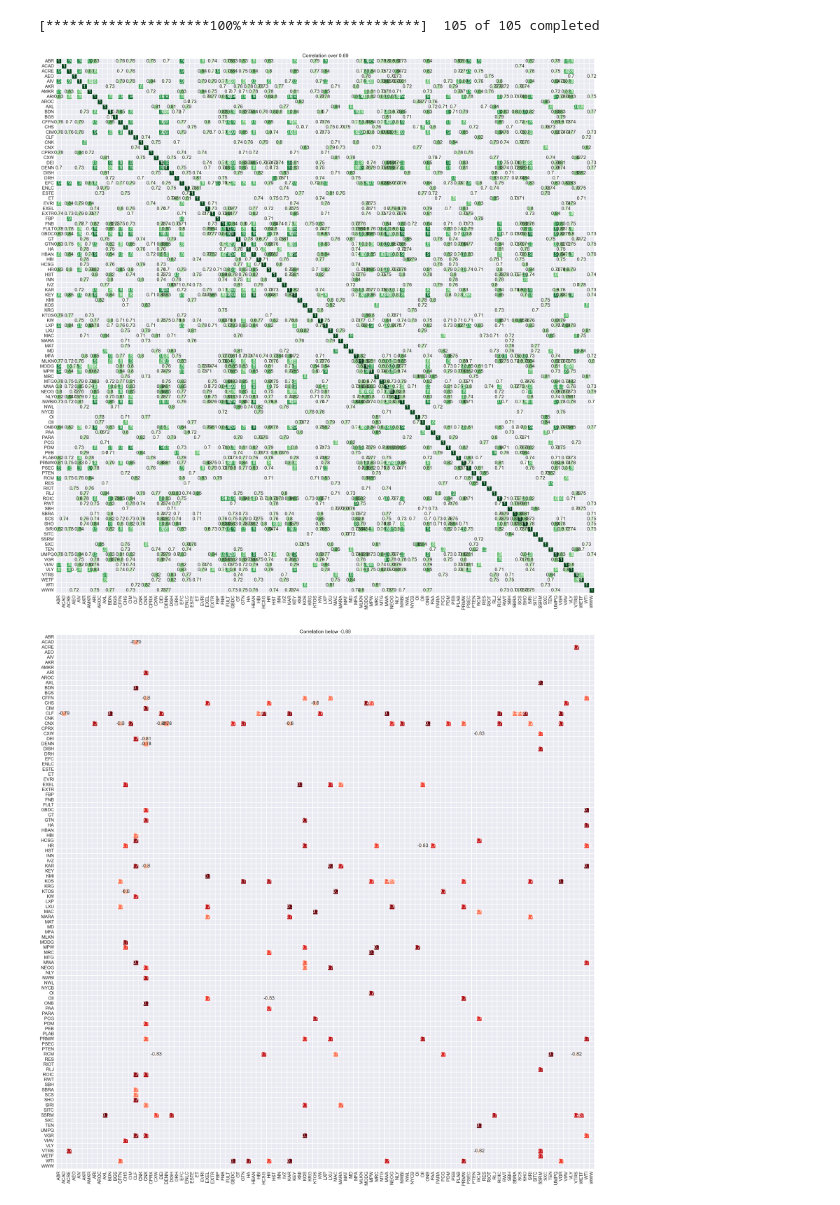
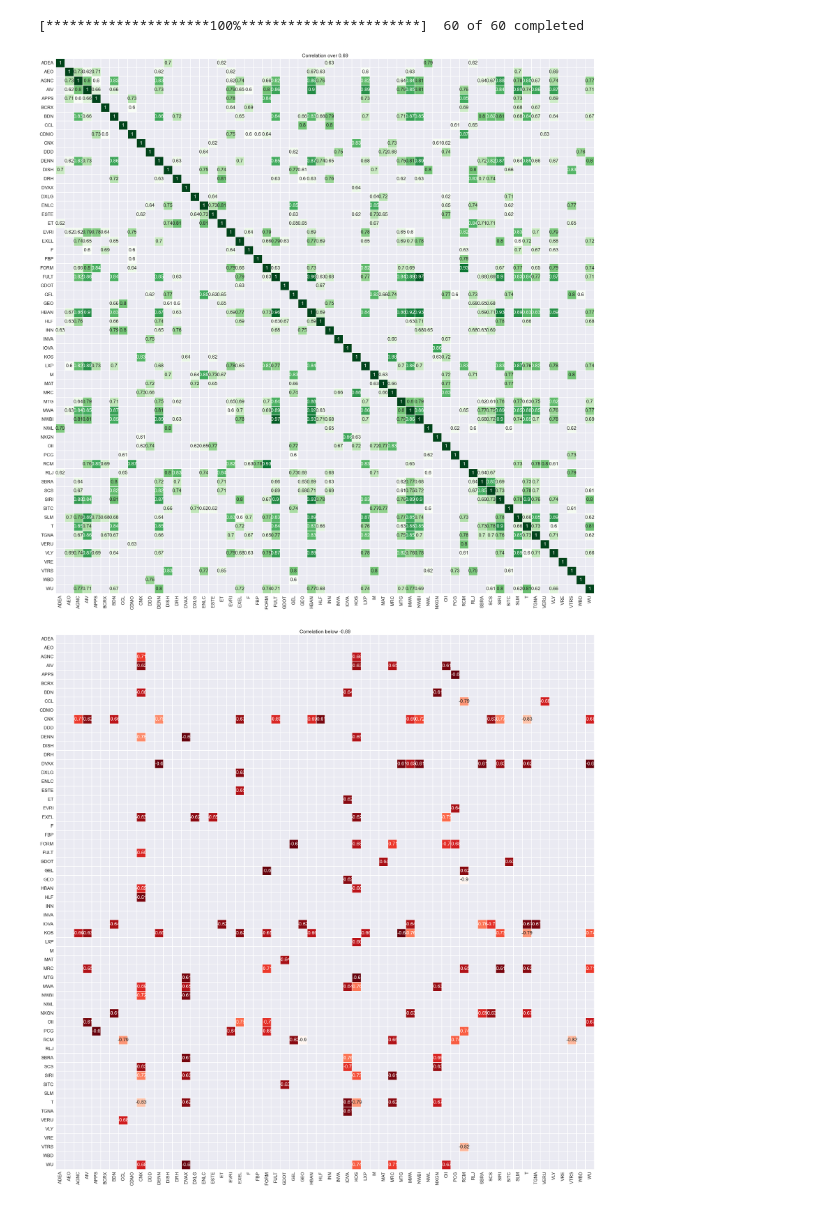
Before and after one commit to paul10116/Stock-Market, a Jupyter notebook: correlations.ipynb, the cells around one changed output. Drawn from its saved outputs; the diff is of its cells as text; code cells hidden in the pictures.

```diff
--- a/correlations.ipynb
+++ b/correlations.ipynb
@@ -9,24 +9,24 @@ import yfinance as yf
 sns.set_style("darkgrid")
 sns.set(font_scale=1.7)
 # %%
-simbols1 = ' ABR   ACAD   ACRE   AEO   AIV   AKR   AMKR   ARI   AROC   AXL   BDN   BGS   CFFN   CHS   CIM   CLF   CNK   CNX   CPRX   CXW   DEI   DENN   DISH   DRH   EFC   ENLC   ESTE   ET   EVRI   EXEL   EXTR   FBP   FNB   FULT   GBDC   GT   GTN   HA   HBAN   HBI   HCSG   HR   HST   INN   IVZ   KAR   KEY   KMI   KOS   KRG   KTOS   KW   LXP   LXU   MAC   MARA   MAT   MD    MFA   MLKN   MODG   MPW   MRC   MTG   MWA   NEOG   NLY   NWBI   NWL   NYCB   OI   OII   ONB   PAA  PARA   PCG   PDM   PEB   PLAB   PRMW   PSEC   PTEN   RCM   RES   RIOT   RLJ   ROIC   RWT   SBH   SBRA   SCS   SHO   SIRI   SITC    SSRM   SXC   TEN   UMPQ   VGR   VIAV   VLY   VTRS   WETF   WTI   WWW  '
+simbols1 = ' ADEA   AEO   AGNC  AIV  APPS  BCRX  BDN  CCL  CDMO  CNX  DDD  DENN  DISH   DRH  DVAX  DXLG   ENLC  ESTE  ET  EVRI  F  FBP  FORM  FULT  GDOT  GEL  GEO  HBAN  INN  INVA   IOVA   KOS  LXP  M  MAT  MRC   MTG   MWA   NWBI   NWL   NXGN  OII  PCG  RCM  RLJ  SBRA   SCS  SIRI  SITC  SLM  T  TGNA   VERU   VLY  VRE   VTRS   WBD   WU '
 tickers_1 = yf.Tickers(simbols1)
 simbol_data = tickers_1.history(start = '2010-1-1', actions= False, rounding=True )
 # %% [output]
-[*********************100%***********************]  105 of 105 completed
+[*********************100%***********************]  60 of 60 completed
 # %%
 corr_matrix = simbol_data["Close"].corr().round(2)
-positive_corr = corr_matrix > 0.69
-negative_corr = corr_matrix < -0.69
+positive_corr = corr_matrix > 0.59
+negative_corr = corr_matrix < -0.59
 
 plt.figure(figsize=(40,40))
 plt.title("Correlation over 0.69")
 sns.heatmap(corr_matrix[positive_corr], linewidths=2, linecolor="white", cmap='Greens', annot=True, annot_kws={"size":20}, cbar=False);
 # %% [output]
-[figure, old version]
+[figure, new version]
 # %%
 plt.figure(figsize=(40,40))
 plt.title("Correlation below -0.69")
 sns.heatmap(corr_matrix[negative_corr], linewidths=2, linecolor="white", cmap='Reds', annot=True, annot_kws={"size":20}, cbar=False);
 # %% [output]
-[figure, old version]
+[figure, new version]
```
